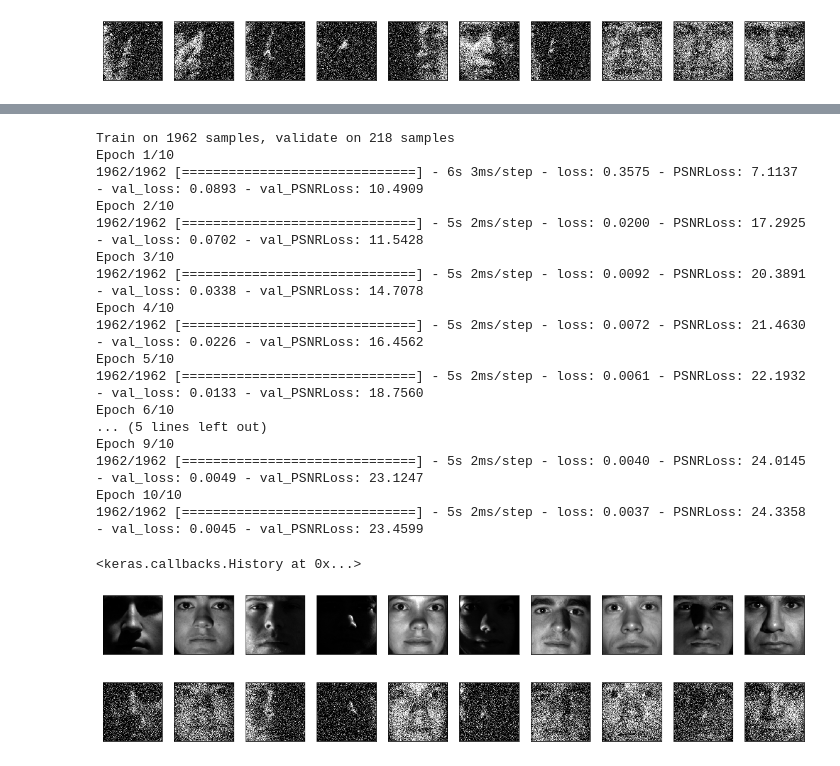
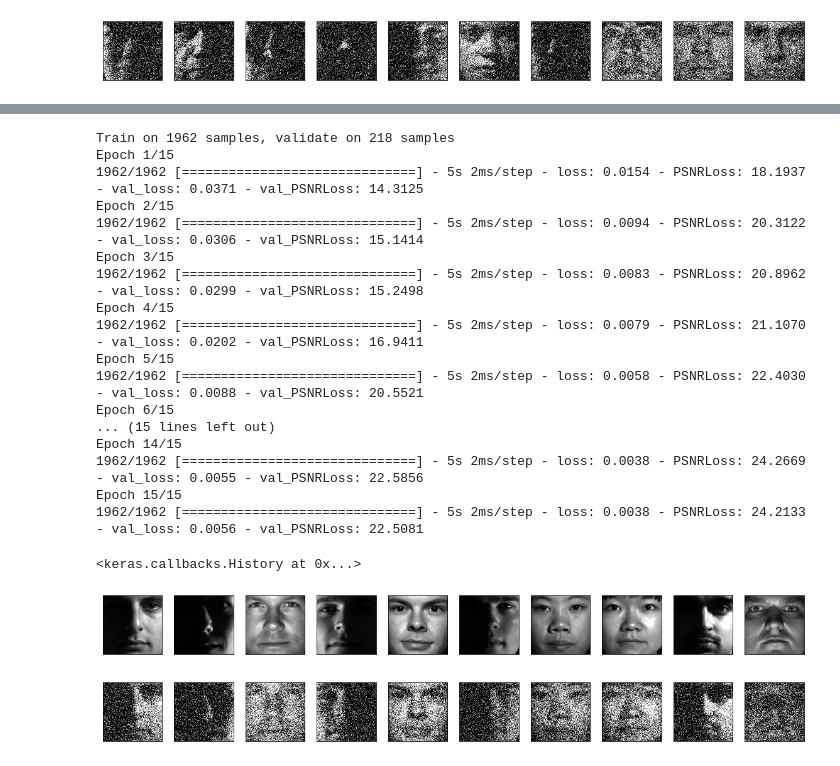
Before and after one commit to MingSheng92/AE_denoise, a Jupyter notebook: DL_Example.ipynb, the cells around one changed output, grey strips where cells are left out. Drawn from its saved outputs; the diff is of its cells as text; code cells hidden in the pictures.

```diff
--- a/DL_Example.ipynb
+++ b/DL_Example.ipynb
@@ -180,26 +168,26 @@ Non-trainable params: 192
 _________________________________________________________________
 # %%
 autoencoder.fit(x_train_noisy, x_train,
-                epochs=10,
+                epochs=15,
                 batch_size=64,
                 validation_data=(x_val_noisy, x_val))
 # %% [output]
 Train on 1962 samples, validate on 218 samples
-Epoch 1/10
-1962/1962 [==============================] - 6s 3ms/step - loss: 0.3575 - PSNRLoss: 7.1137 - val_loss: 0.0893 - val_PSNRLoss: 10.4909
-Epoch 2/10
-1962/1962 [==============================] - 5s 2ms/step - loss: 0.0200 - PSNRLoss: 17.2925 - val_loss: 0.0702 - val_PSNRLoss: 11.5428
-Epoch 3/10
-1962/1962 [==============================] - 5s 2ms/step - loss: 0.0092 - PSNRLoss: 20.3891 - val_loss: 0.0338 - val_PSNRLoss: 14.7078
-Epoch 4/10
-1962/1962 [==============================] - 5s 2ms/step - loss: 0.0072 - PSNRLoss: 21.4630 - val_loss: 0.0226 - val_PSNRLoss: 16.4562
-Epoch 5/10
-1962/1962 [==============================] - 5s 2ms/step - loss: 0.0061 - PSNRLoss: 22.1932 - val_loss: 0.0133 - val_PSNRLoss: 18.7560
-Epoch 6/10
-... (5 lines left out)
-Epoch 9/10
-1962/1962 [==============================] - 5s 2ms/step - loss: 0.0040 - PSNRLoss: 24.0145 - val_loss: 0.0049 - val_PSNRLoss: 23.1247
-Epoch 10/10
-1962/1962 [==============================] - 5s 2ms/step - loss: 0.0037 - PSNRLoss: 24.3358 - val_loss: 0.0045 - val_PSNRLoss: 23.4599
+Epoch 1/15
+1962/1962 [==============================] - 5s 2ms/step - loss: 0.0154 - PSNRLoss: 18.1937 - val_loss: 0.0371 - val_PSNRLoss: 14.3125
+Epoch 2/15
+1962/1962 [==============================] - 5s 2ms/step - loss: 0.0094 - PSNRLoss: 20.3122 - val_loss: 0.0306 - val_PSNRLoss: 15.1414
+Epoch 3/15
+1962/1962 [==============================] - 5s 2ms/step - loss: 0.0083 - PSNRLoss: 20.8962 - val_loss: 0.0299 - val_PSNRLoss: 15.2498
+Epoch 4/15
+1962/1962 [==============================] - 5s 2ms/step - loss: 0.0079 - PSNRLoss: 21.1070 - val_loss: 0.0202 - val_PSNRLoss: 16.9411
+Epoch 5/15
+1962/1962 [==============================] - 5s 2ms/step - loss: 0.0058 - PSNRLoss: 22.4030 - val_loss: 0.0088 - val_PSNRLoss: 20.5521
+Epoch 6/15
+... (15 lines left out)
+Epoch 14/15
+1962/1962 [==============================] - 5s 2ms/step - loss: 0.0038 - PSNRLoss: 24.2669 - val_loss: 0.0055 - val_PSNRLoss: 22.5856
+Epoch 15/15
+1962/1962 [==============================] - 5s 2ms/step - loss: 0.0038 - PSNRLoss: 24.2133 - val_loss: 0.0056 - val_PSNRLoss: 22.5081
 <keras.callbacks.History at 0x...>
 # %%
@@ -207,27 +195,27 @@ denoise_prediction = autoencoder.predict(x_val_noisy)
 # %%
 n = 10
 plt.figure(figsize=(20, 2))
 for i in range(n):
     ax = plt.subplot(1, n, i+1)
-    plt.imshow(x_val[i].reshape(img_size))
+    plt.imshow(x_test[i].reshape(img_size))
     plt.gray()
     ax.get_xaxis().set_visible(False)
     ax.get_yaxis().set_visible(False)
 plt.show()
 # %% [output]
-[figure, old version]
+[figure, new version]
 # %%
 n = 10
 plt.figure(figsize=(20, 2))
 for i in range(n):
     ax = plt.subplot(1, n, i+1)
-    plt.imshow(x_val_noisy[i].reshape(img_size))
+    plt.imshow(x_test_noisy[i].reshape(img_size))
     plt.gray()
     ax.get_xaxis().set_visible(False)
     ax.get_yaxis().set_visible(False)
 plt.show()
 # %% [output]
-[figure, old version]
+[figure, new version]
 # %%
 n = 10
 plt.figure(figsize=(20, 2))
```
Also changed, not shown: parts of 5 cells of this notebook.
